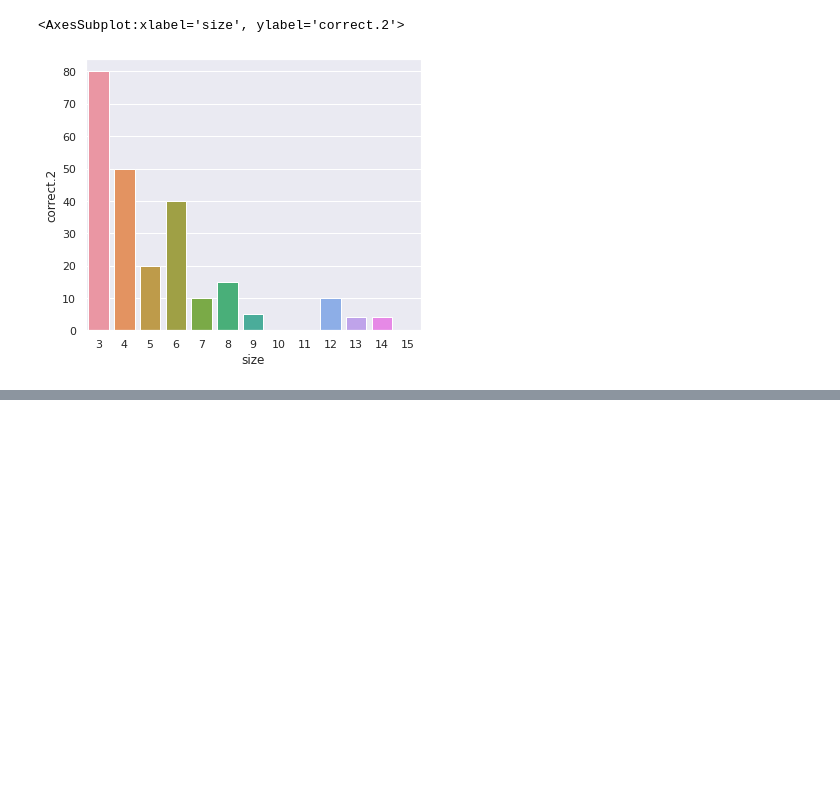
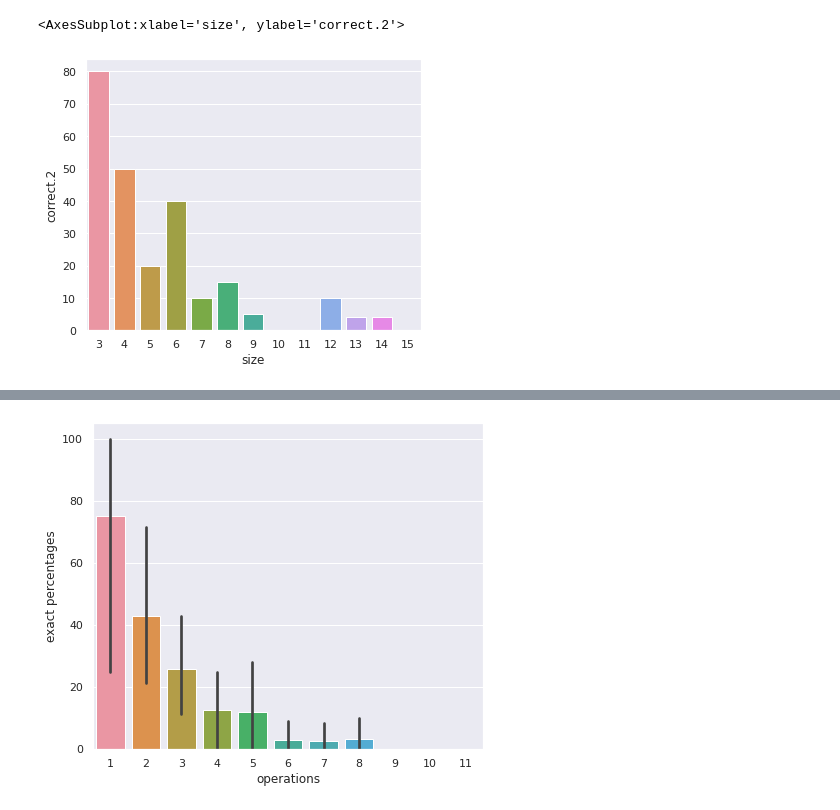
Before and after one commit to kartelj/rils-rols, a Jupyter notebook: statistics/stats.ipynb, the cells around one changed output, grey strips where cells are left out. Saved outputs shown, nothing was run; the diff lists cells and outputs as text; code cells hidden in the pictures; blank space fills up the shorter version.

```diff
--- a/statistics/stats.ipynb
+++ b/statistics/stats.ipynb
@@ -199,3 +207,80 @@ sns.barplot(x = "size", y = str(cols_expected[-1]), data = results_needed_noise_
 # %% [output]
 <AxesSubplot:xlabel='size', ylabel='correct.2'>
 [figure]
+# %%
+import seaborn as sns
+#### number of OPERATORS invoked in the exact model
+def eval_operators(formula):
+    """
+    plus = formula.count("+")
+    minus = formula.count("-")
+    division = formula.count("/")
+    exponent = formula.count("**")
+
+    multiply0 = formula.count(")*")
+    multiply1 = formula.count("*(")
+    multiply2 = formula.count("*x")
+    multiply3 = formula.count("x1*")
+    multiply4 = formula.count("x2*")
+    multiply5 = formula.count("x3*")
+    multiply6 = formula.count("x4*")
+    multiply7 = formula.count("x0*")
+    multiply8 = formula.count("*sin")
+    multiply9 = formula.count("*cos")
+    multiply10 = formula.count("*exp")
+    multiply11 = formula.count("*log")
+    multiply12 = formula.count("*sqrt")
+
+    multiplydiff1 = formula.count("x1*x")
+    multiplydiff2 = formula.count("x2*x")
+    multiplydiff3 = formula.count("x3*x")
+    multiplydiff4 = formula.count("x4*x")
+
+    multiplyDiff = multiplydiff1 + multiplydiff2 + multiplydiff3 + multiplydiff4
+
+    return -multiplyDiff + plus + minus + division + exponent + multiply0 + multiply1 + multiply2 + multiply3 + multiply4 + multiply5 + multiply6 + multiply7 + multiply8 + multiply9 + multiply10 + multiply11 + multiply12
+    """
+    x0, x1, x2, x3, x4 = symbols('x0 x1 x2 x3 x4')
+    fs = sympify(formula)
+    #sx = Source(dotprint(fs))
+    return fs.count_ops(), len(fs.atoms())
+
+
+# data ==> ratio vs. percentages of exacteness
+def ratio_plot_grouped(results_needed_noise0, noise_level = 0):
+
+    results_needed_noise0['ratio'] = results_needed_noise0.apply( lambda x: round( int(x.split("-")[0] )  /  int( x.split("-")[1] ) , 2 ))
+    if noise_level == 0:
+        sns.barplot(data = results_needed_noise0, x="ratio", y="correct")
+    else:
+
+        ############## noise level included:
+        sns.barplot(data = results_needed_noise_level, x="ratio", y = cols_expected[-1])
+
+    plt.show()
+
+####### operators / size ratio
+
+def operators_vs_size(results_needed_noise, noise_level):
+
+        results_needed_noiseA = results_needed_noise.copy(deep=True)
+
+        results_needed_noiseA['operations'] = results_needed_noiseA['true model'].apply( lambda x:  eval_operators(x)[0] )
+        #results_needed_noiseA['ratio'] = results_needed_noiseA.apply( lambda x: round( x.operators[0] / (x.operators[0] + x.operators[1]), 1), axis = 1 )
+        #results_needed_noiseA['op>size'] = results_needed_noiseA.apply( lambda x: str(x.operators) + " " + str(x.size), axis = 1 )
+        print(results_needed_noiseA[results_needed_noiseA['operations'] == 8])
+        plt.figure(figsize=(7, 6))
+        if noise_level == 0:
+            sns.barplot(data = results_needed_noiseA, x="operations", y="correct")
+        else:
+            sns.barplot(data = results_needed_noiseA, x="operations", y = cols_expected[-1])
+
+        #if noise_level > 0 :
+        plt.ylabel("exact percentages")
+
+        plt.savefig("operations_" + str(noise_level) + ".eps")
+        plt.show()
+
+
+operators_vs_size(results_needed_noise_level, NOISE_LEVEL)#results_needed_noise_level results_needed_noise0 NOISE_LEVEL
+# %% [output]
@@ -201,0 +304 @@ sns.barplot(x = "size", y = str(cols_expected[-1]), data = results_needed_noise_
+[figure, added]
```
Also changed, not shown: parts of 5 cells of this notebook, 14 other files.
